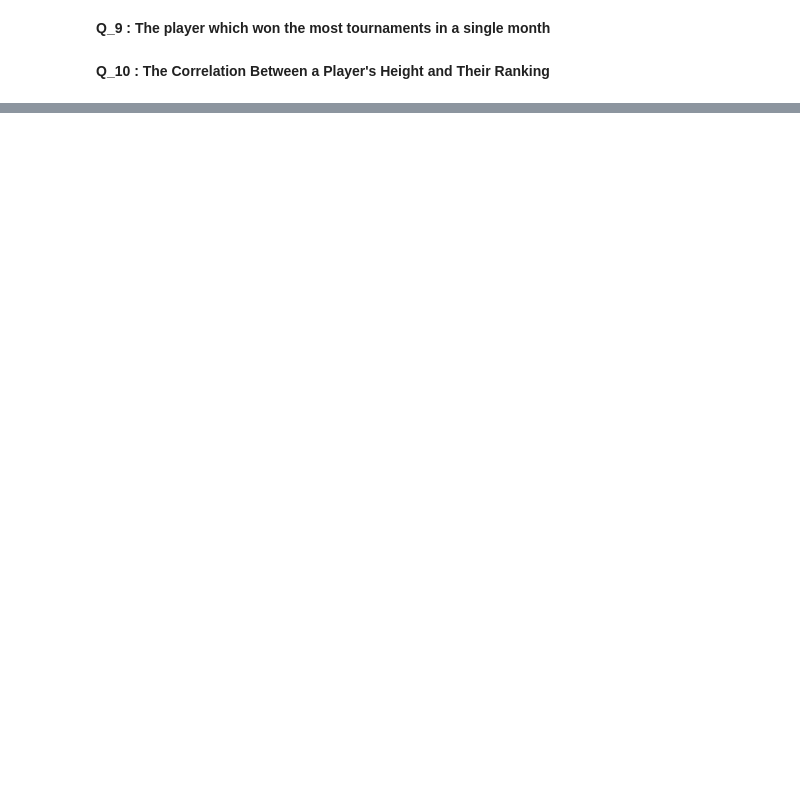
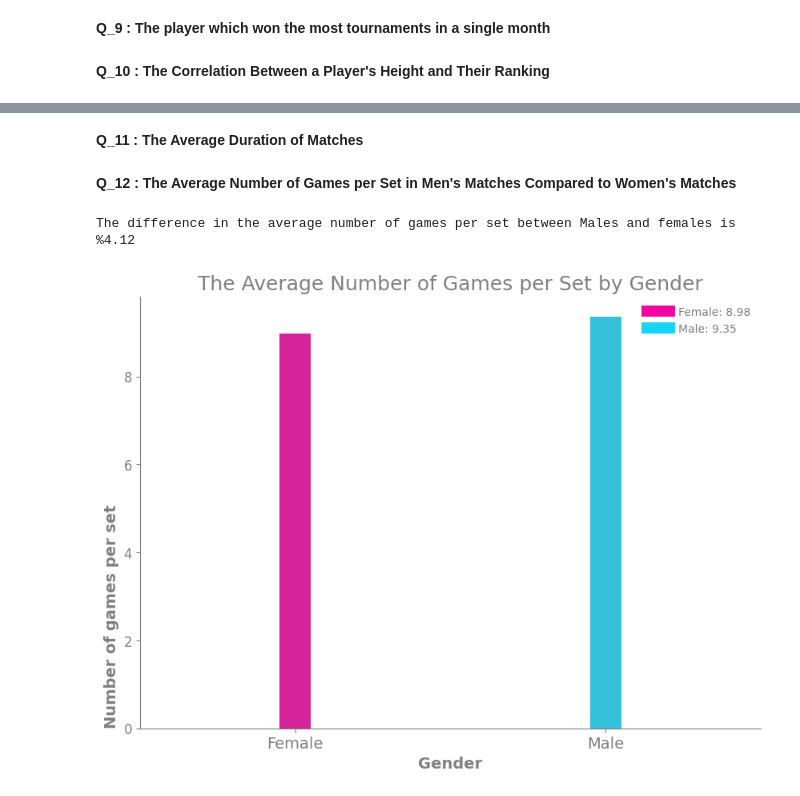
Before and after one commit to Alirezasmoradi/Tennis_PJ, a Jupyter notebook: tennis_project.ipynb, the cells around one changed output, grey strips where cells are left out. Drawn from its saved outputs; the diff is of its cells as text; code cells hidden in the pictures; blank space fills up the shorter version.

```diff
--- a/tennis_project.ipynb
+++ b/tennis_project.ipynb
@@ -486,0 +564,74 @@ The number of double faults in females is %2.13 more than males
+# %% [markdown]
+**Q_11 : The Average Duration of Matches**
+# %% [markdown]
+**Q_12 : The Average Number of Games per Set in Men's Matches Compared to Women's Matches**
+# %%
+points_dataframe_selected = points_dataframe.loc[: , ["match_id" , "game_id" , "set_id"]]
+gender_selected = match_dataframe.loc[: , ["gender" , "match_id"]].dropna()
+points_dataframe_selected = points_dataframe_selected.drop_duplicates(subset=["match_id", "game_id", "set_id"])
+
+games_per_set = (points_dataframe_selected
+    .groupby(["match_id", "set_id"])
+    .agg(total_games = ("game_id" ,"count"))
+).reset_index().sort_values(by=["total_games"] , ascending=False)
+
+games_per_set_g = pd.merge(games_per_set , gender_selected, on = "match_id" , how = "left")
+
+games_per_set_avg = games_per_set_g.groupby("gender")["total_games"].mean().reset_index()
+difference = (games_per_set_avg["total_games"].max() - games_per_set_avg["total_games"].min()) / ((games_per_set_avg["total_games"].max() + games_per_set_avg["total_games"].min()) / 2) * 100
+print(f'The difference in the average number of games per set between Males and females is %{difference:.2f}')
+
+fig , ax = plt.subplots(figsize=(10,7))
+sns.barplot(
+    data = games_per_set_avg,
+    x = "gender",
+    y = "total_games",
+    width = 0.1,
+    palette = ["#F205A1", "#1AD4F5"],
+    hue = "gender",
+    ax=ax
+)
+
+ax.spines[["right", "top"]].set_visible(False)
+
+ax.spines[["left", "bottom"]].set_color("gray")
+
+ax.tick_params(axis = "x" ,
+              colors = "gray",
+              labelsize = "large")
+
+ax.tick_params(axis = "y" ,
+              colors = "gray",
+              labelsize = "large")
+
+ax.set_title("The Average Number of Games per Set by Gender" ,
+    fontsize = 18 ,
+    color = "gray" ,
+    )
+
+ax.set_xlabel("Gender" , color = "gray",
+                            weight = "bold",
+                            fontsize = 14
+                            )
+
+ax.set_ylabel("Number of games per set" , color = "gray",
+                            weight = "bold",
+                            fontsize = 14,
+                            loc = "bottom")
+
+ax.set_xticklabels(["Female" , "Male"] ,
+                        fontsize = 14)
+
+custom_legend = [
+    plt.Line2D([0], [0], color="#F205A1", lw=10, label="Female: 8.98"),
+    plt.Line2D([0], [0], color="#1AD4F5", lw=10, label="Male: 9.35 ")
+]
+
+legend = ax.legend(handles=custom_legend , frameon = False)
+for text in legend.get_texts():
+    text.set_color("gray")
+
+plt.show()
+# %% [output]
+The difference in the average number of games per set between Males and females is %4.12
+[figure, added]
```
Also changed, not shown: parts of 14 cells of this notebook.
